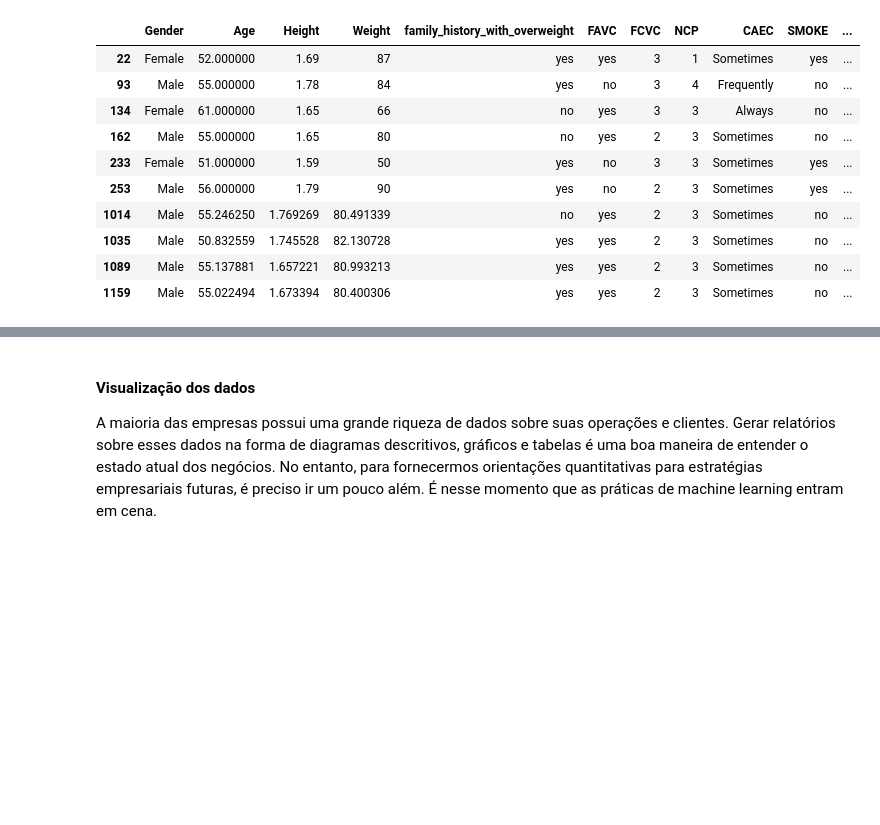
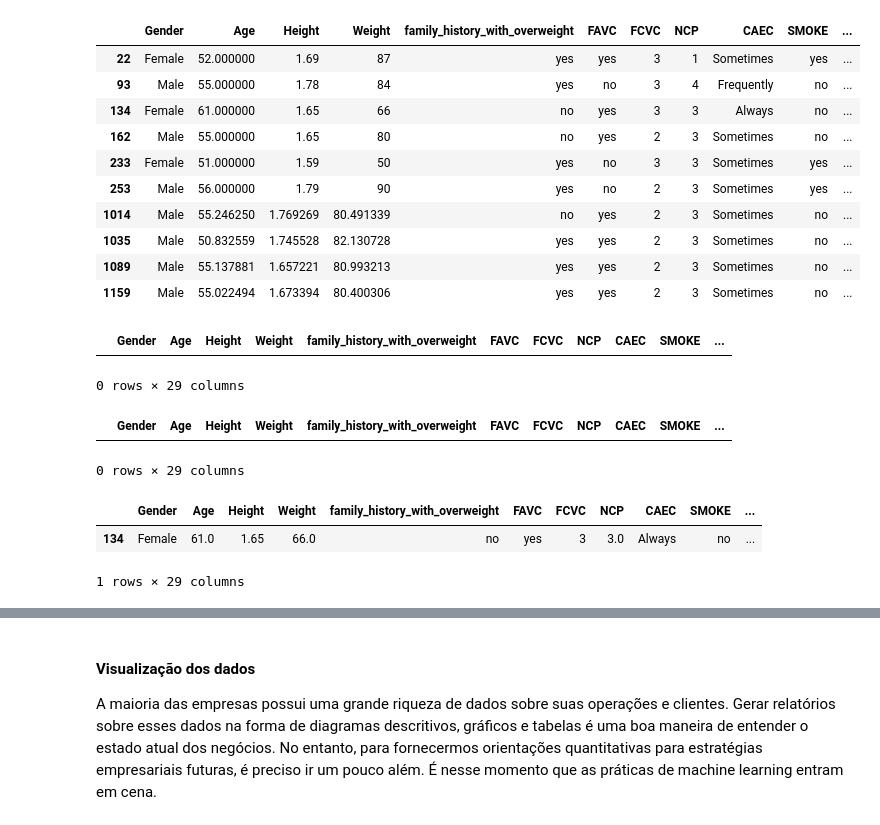
Before and after one commit to flamartini/PUCRIO_EAD_CIENCIA_DADOS, a Jupyter notebook: MVP_Níveis_de_obesidade.ipynb, the cells around one changed output, grey strips where cells are left out. Drawn from its saved outputs; the diff is of its cells as text; code cells hidden in the pictures; blank space fills up the shorter version.

```diff
--- a/MVP_Níveis_de_obesidade.ipynb
+++ b/MVP_Níveis_de_obesidade.ipynb
@@ -435,6 +439,28 @@ data_obesity[data_obesity['Age'] > 50.0]
 | 1035 | Male | 50.832559 | 1.745528 | 82.130728 | yes | yes | 2 | 3 | Sometimes | no | ... |
 | 1089 | Male | 55.137881 | 1.657221 | 80.993213 | yes | yes | 2 | 3 | Sometimes | no | ... |
 | 1159 | Male | 55.022494 | 1.673394 | 80.400306 | yes | yes | 2 | 3 | Sometimes | no | ... |
+# %%
+# selecionando linhas segundo um critério
+data_obesity["Age"] = pd.to_numeric(data_obesity["Age"], errors="coerce")
+data_obesity[data_obesity['Age'] > 100.0] #idade maior que 100 anos
+# %% [output]
+|  | Gender | Age | Height | Weight | family_history_with_overweight | FAVC | FCVC | NCP | CAEC | SMOKE | ... |
+0 rows × 29 columns
+# %%
+# selecionando linhas segundo um critério
+data_obesity["Age"] = pd.to_numeric(data_obesity["Age"], errors="coerce")
+data_obesity[data_obesity['Age'] > 80.0] #idade maior que 80 anos
+# %% [output]
+|  | Gender | Age | Height | Weight | family_history_with_overweight | FAVC | FCVC | NCP | CAEC | SMOKE | ... |
+0 rows × 29 columns
+# %%
+# selecionando linhas segundo um critério
+data_obesity["Age"] = pd.to_numeric(data_obesity["Age"], errors="coerce")
+data_obesity[data_obesity['Age'] > 60.0] #idade maior que 60 anos
+# %% [output]
+|  | Gender | Age | Height | Weight | family_history_with_overweight | FAVC | FCVC | NCP | CAEC | SMOKE | ... |
+| 134 | Female | 61.0 | 1.65 | 66.0 | no | yes | 3 | 3.0 | Always | no | ... |
+1 rows × 29 columns
 # %%
 # selecionando linhas segundo um critério
 data_obesity["Weight"] = pd.to_numeric(data_obesity["Weight"], errors="coerce")
```
Also changed, not shown: parts of 15 cells of this notebook.
